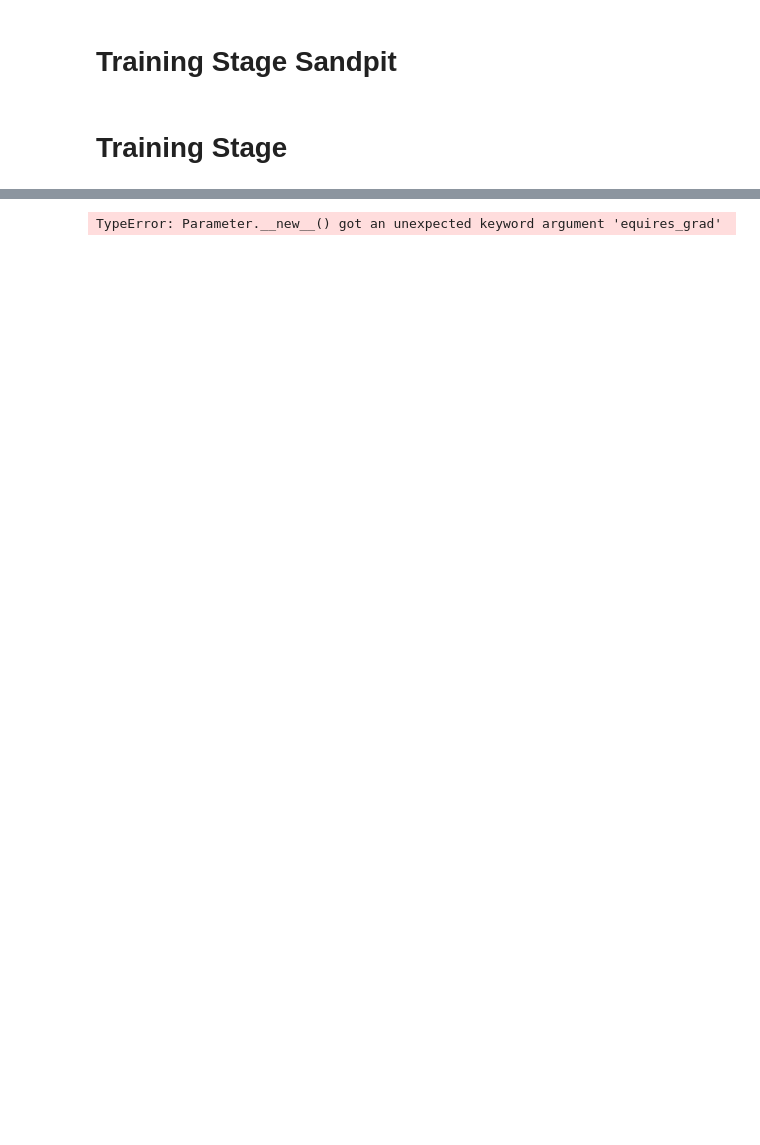
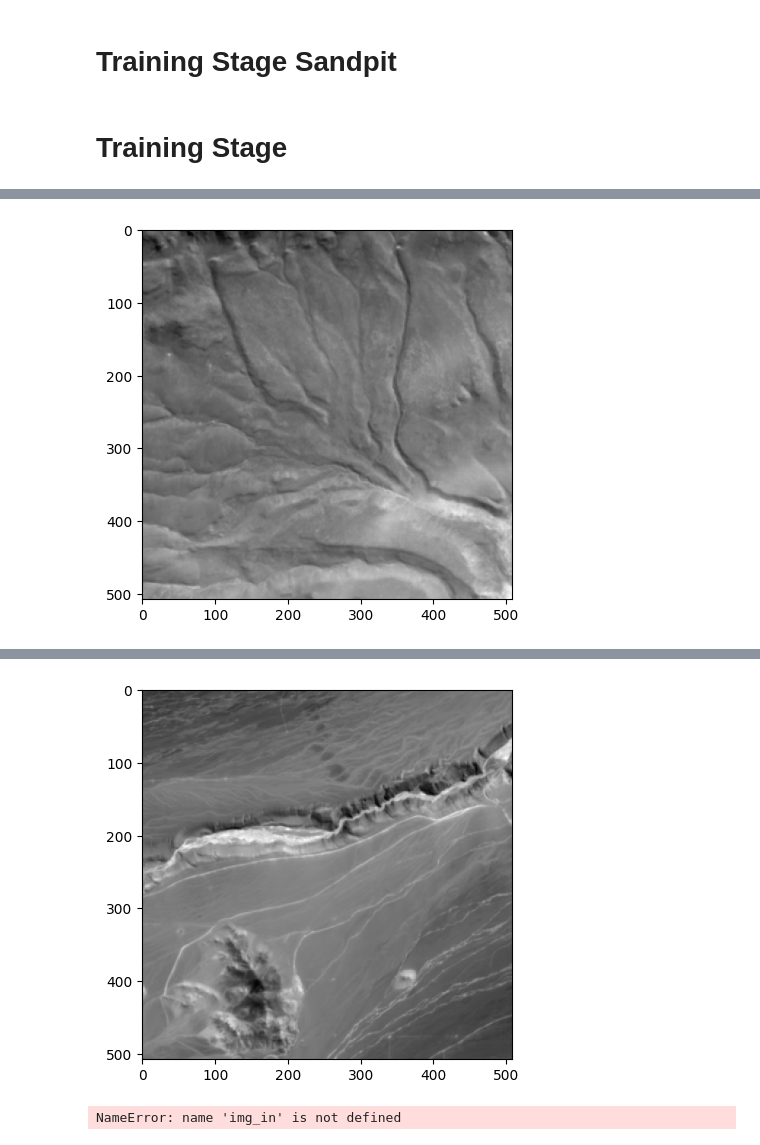
Before and after one commit to Kobajojn/FYRP_U-Net_Architecture, a Jupyter notebook: U_net_Architecture.ipynb, the cells around one changed output, grey strips where cells are left out. Drawn from its saved outputs; the diff is of its cells as text; code cells hidden in the pictures; blank space fills up the shorter version.

```diff
--- a/U_net_Architecture.ipynb
+++ b/U_net_Architecture.ipynb
@@ -453,0 +523,29 @@ logger.debug(f"{list(u_net_arch_0.parameters()) = }")
+# %%
+def extract_data(sample_idx):
+  # Reads only 1 sample from the saved DATA dataset
+  # Cannot use the SUB_DATA variable for some reason
+  img_data = DATA.read(sample_idx).read(0)
+  lbl_data = DATA.read(sample_idx).read(1)
+
+  # Retrieve the data
+  # with rio.open(img_data) as src, rio.open(lbl_data) as dst:
+      # s2_l1c_data = src.read([4, 3, 2],window = rio.windows.Window(0, 0, 512, 512))
+      # s2_label_data = dst.read(window=rio.windows.Window(0, 0, 512, 512))
+
+  with rio.open(img_data), rio.open(lbl_data):
+    # Image input is 508x508 pixels so that u-net works best
+    s2_l1c_data = rio.open(img_data).read(window=rio.windows.Window(0, 0, 508, 508)) / 10_000  # (13, 512, 512) ndarray (numpy)
+    s2_label_data = rio.open(lbl_data).read(window=rio.windows.Window(0, 0, 508, 508))
+
+  # Output relevant datasets
+  return s2_l1c_data, s2_label_data
+
+
+img, label = extract_data(sample_idx = 4)
+mash_colour_channel(torch.from_numpy(img))
+# mash_colour_channel(torch.from_numpy(label))
+
+img, label = extract_data(sample_idx = 7)
+mash_colour_channel(torch.from_numpy(img))
+# mash_colour_channel(torch.from_numpy(label))
+# %% [output]
@@ -453,0 +554 @@ logger.debug(f"{list(u_net_arch_0.parameters()) = }")
+[figure, added]
@@ -454,3 +557,4 @@ logger.debug(f"{list(u_net_arch_0.parameters()) = }")
+[figure, added]
 # %%
 # The code done here follows the example methodologies shown in introduction to PyTorch
 
@@ -477,8 +581,8 @@ logger.debug(f"{list(u_net_arch_0.parameters()) = }")
 # label_in = s2_label_data
 
 
-
-img_crop, label_crop = img_in[:, 0:508, 0:508], label_in[0:508, 0:508]
+# DELETE
+img_crop, label_crop = img_in[:, 0:508, 0:508], label_in[0:508, 0:508
 
 # NEED TO DETERMINE A METHOD OF LOADING DATA
 train_dataset_amount = int(img_crop.shape[2] * 0.8) # get final dimension - should be how many datasets
@@ -495,6 +599,8 @@ img_test, label_test = img_in[:, :, :, train_dataset_amount:], label_in[:, :, tr
 
 
 # Accessing data recommendations: "https://colab.research.google.com/drive/1U9n40rwdnn73bdWruONA3hIs1-H3f74Q"
+# %% [output]
+NameError: name 'img_in' is not defined
 # %%
 TRAINING_LENGTH = 200 # CONTROLS NUMBER OF TRAINING CYCLES
 
@@ -542,10 +648,8 @@ for epoch in range(TRAINING_LENGTH):
       test_loss = loss_fn(test_pred, label_test.type(torch.float32)) # predictions come in torch.float datatype, so comparisons need to be done with tensors of the same type
 
 # Find our model's learned parameters
-print("The model learned the following values for weights and bias:")
-print(u_net_arch).state_dict())
+print("The model learned parameters:")
+print(u_net_arch.state_dict())
-# %% [output]
-TypeError: Parameter.__new__() got an unexpected keyword argument 'equires_grad'
 # %%
 u_net_arch.eval()
 
```
Also changed, not shown: parts of 10 cells of this notebook.
